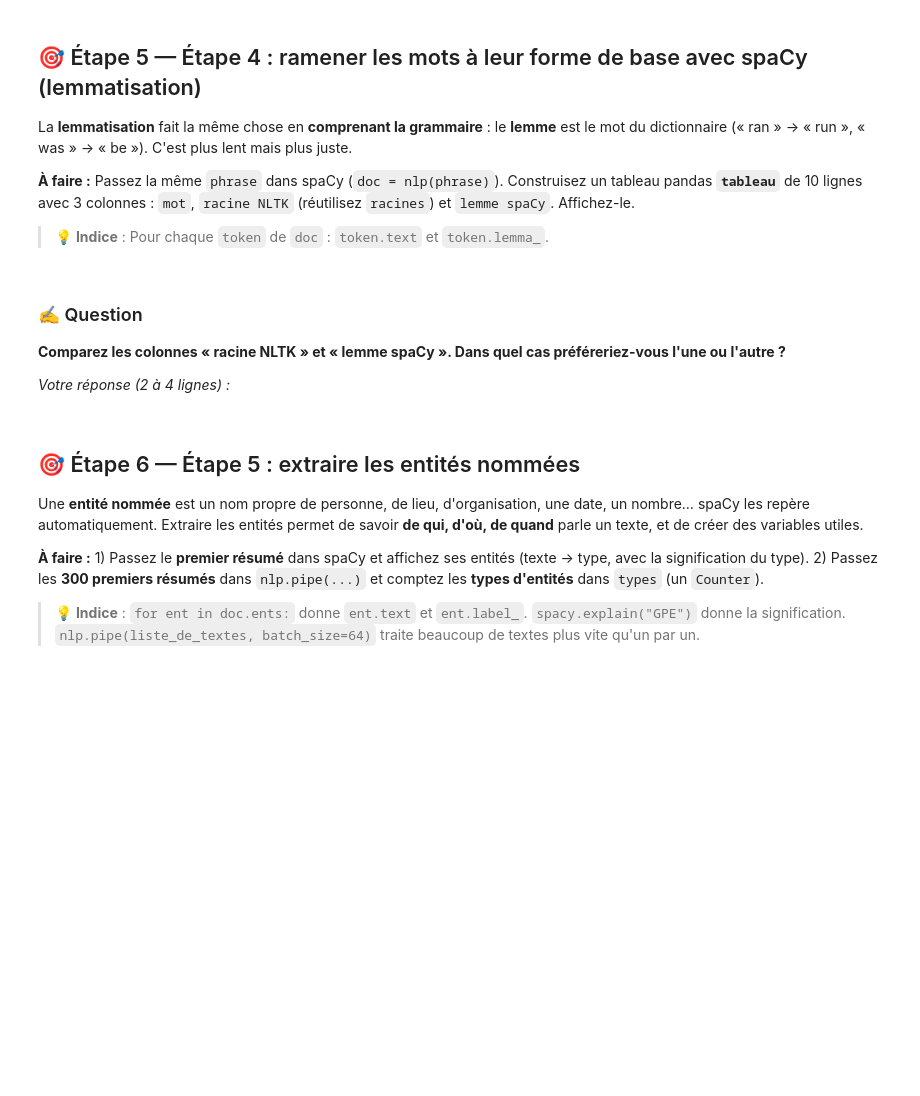
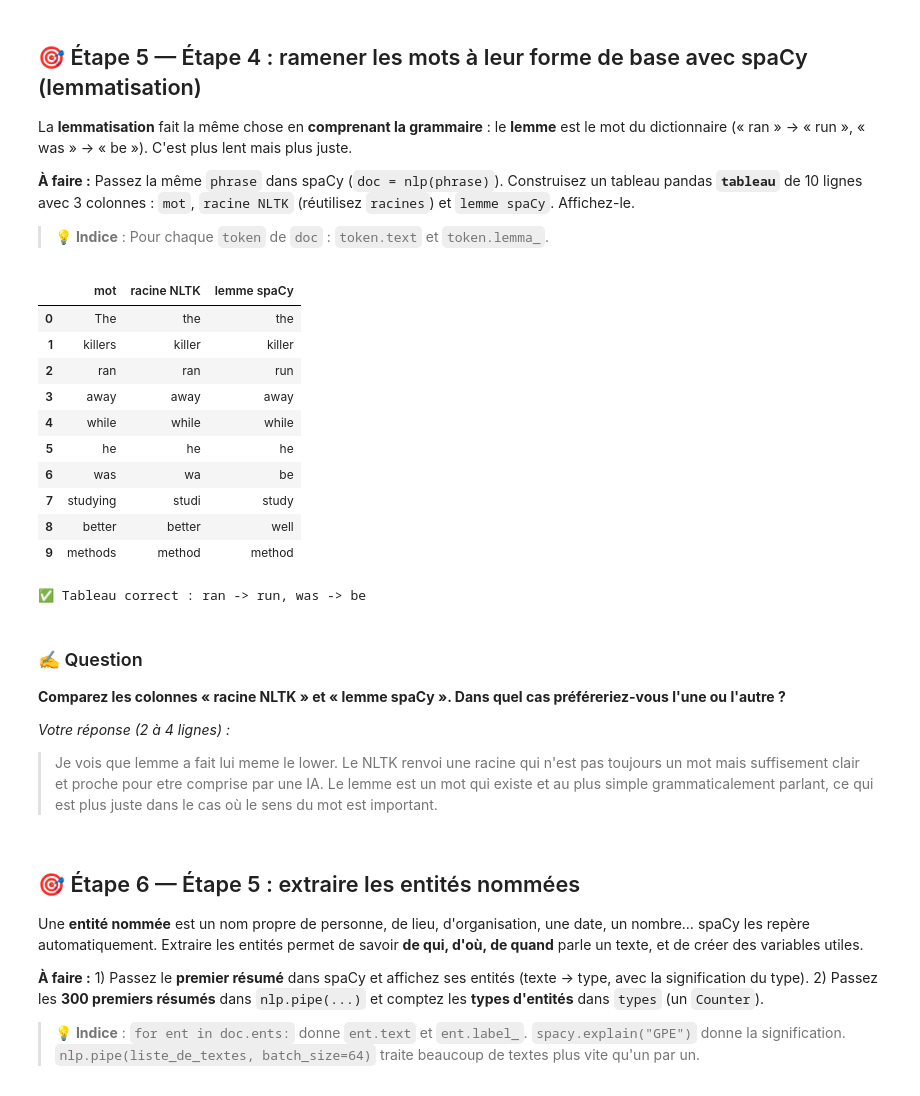
Before and after one commit to TheRealRPI/simplon-DeepLearning_RNN_Moons, a Jupyter notebook: notebooks/tp7_texte_nlp.ipynb, the cells around one changed output. Saved outputs shown, nothing was run; the diff lists cells and outputs as text; code cells hidden in the pictures; blank space fills up the shorter version.

```diff
--- a/notebooks/tp7_texte_nlp.ipynb
+++ b/notebooks/tp7_texte_nlp.ipynb
@@ -93,3 +135,5 @@ controle(len(mots_utiles) < len(mots) and 'the' not in mots_utiles, 'Mots vides
 phrase = "The killers ran away while he was studying better methods"
 mots_phrase = phrase.lower().split()
 # TODO : racineur et racines
+racineur = PorterStemmer()
+racines = [racineur.stem(mot) for mot in mots_phrase]
@@ -112,16 +174,37 @@ La **lemmatisation** fait la même chose en **comprenant la grammaire** : le **l
 > 💡 **Indice** : Pour chaque `token` de `doc` : `token.text` et `token.lemma_`.
 # %%
 # TODO : doc et tableau
+doc = nlp(phrase)
+tableau = pd.DataFrame({
+    'mot': [token.text for token in doc],
+    'racine NLTK': racines,
+    'lemme spaCy': [token.lemma_ for token in doc],
+})
+tableau
+# %% [output]
+|  | mot | racine NLTK | lemme spaCy |
+| 0 | The | the | the |
+| 1 | killers | killer | killer |
+| 2 | ran | ran | run |
+| 3 | away | away | away |
+| 4 | while | while | while |
+| 5 | he | he | he |
+| 6 | was | wa | be |
+| 7 | studying | studi | study |
+| 8 | better | better | well |
+| 9 | methods | method | method |
 # %%
 # ✅ Contrôle (ne pas modifier)
 controle(tableau.shape == (10, 3) and tableau.loc[tableau['mot'] == 'ran', 'lemme spaCy'].iloc[0] == 'run' and tableau.loc[tableau['mot'] == 'was', 'lemme spaCy'].iloc[0] == 'be', 'Tableau correct : ran -> run, was -> be', 'Attendu 10 lignes, avec ran -> run et was -> be')
+# %% [output]
+✅ Tableau correct : ran -> run, was -> be
 # %% [markdown]
 ### ✍️ Question
 **Comparez les colonnes « racine NLTK » et « lemme spaCy ». Dans quel cas préféreriez-vous l'une ou l'autre ?**
 
 *Votre réponse (2 à 4 lignes) :*
 
->
+> Je vois que lemme a fait lui meme le lower. Le NLTK renvoi une racine qui n'est pas toujours un mot mais suffisement clair et proche pour etre comprise par une IA. Le lemme est un mot qui existe et au plus simple grammaticalement parlant, ce qui est plus juste dans le cas où le sens du mot est important.
 # %% [markdown]
 ## 🎯 Étape 6 — Étape 5 : extraire les entités nommées
 Une **entité nommée** est un nom propre de personne, de lieu, d'organisation, une date, un nombre… spaCy les repère automatiquement. Extraire les entités permet de savoir **de qui, d'où, de quand** parle un texte, et de créer des variables utiles.
```
Also changed, not shown: parts of 23 cells of this notebook.
